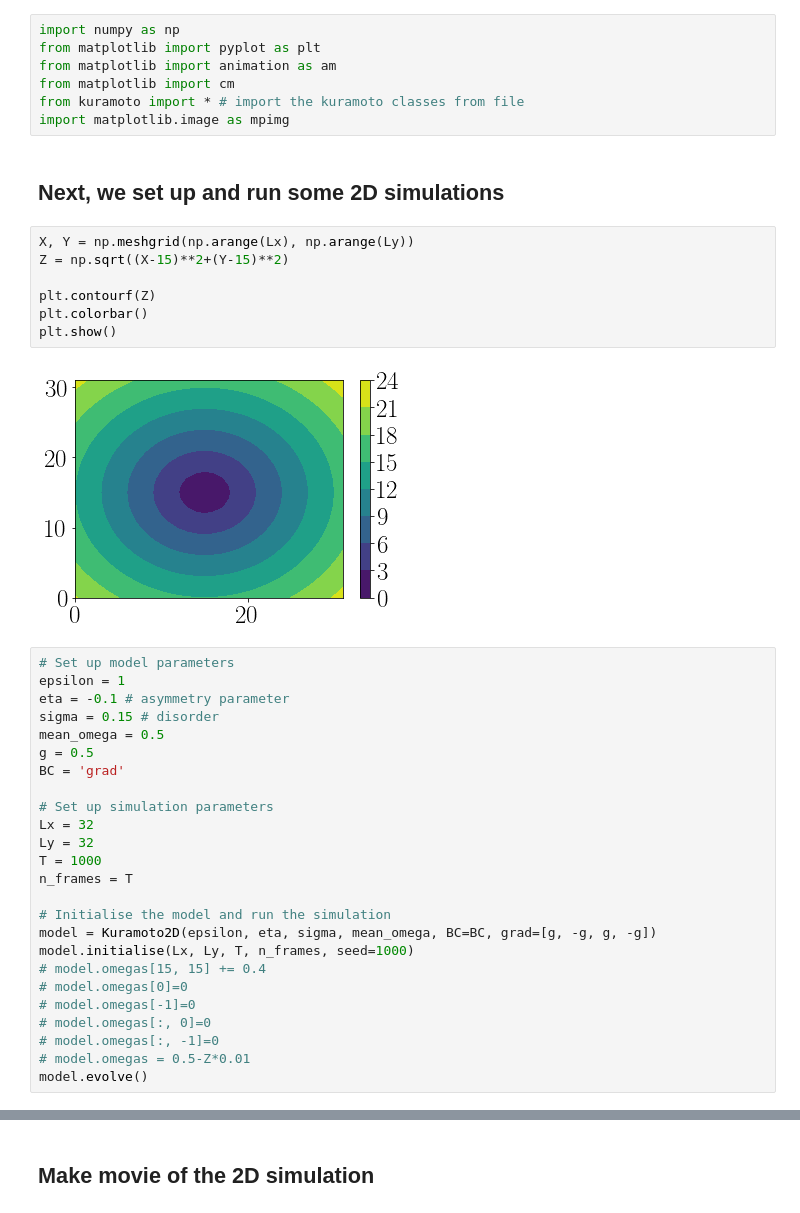
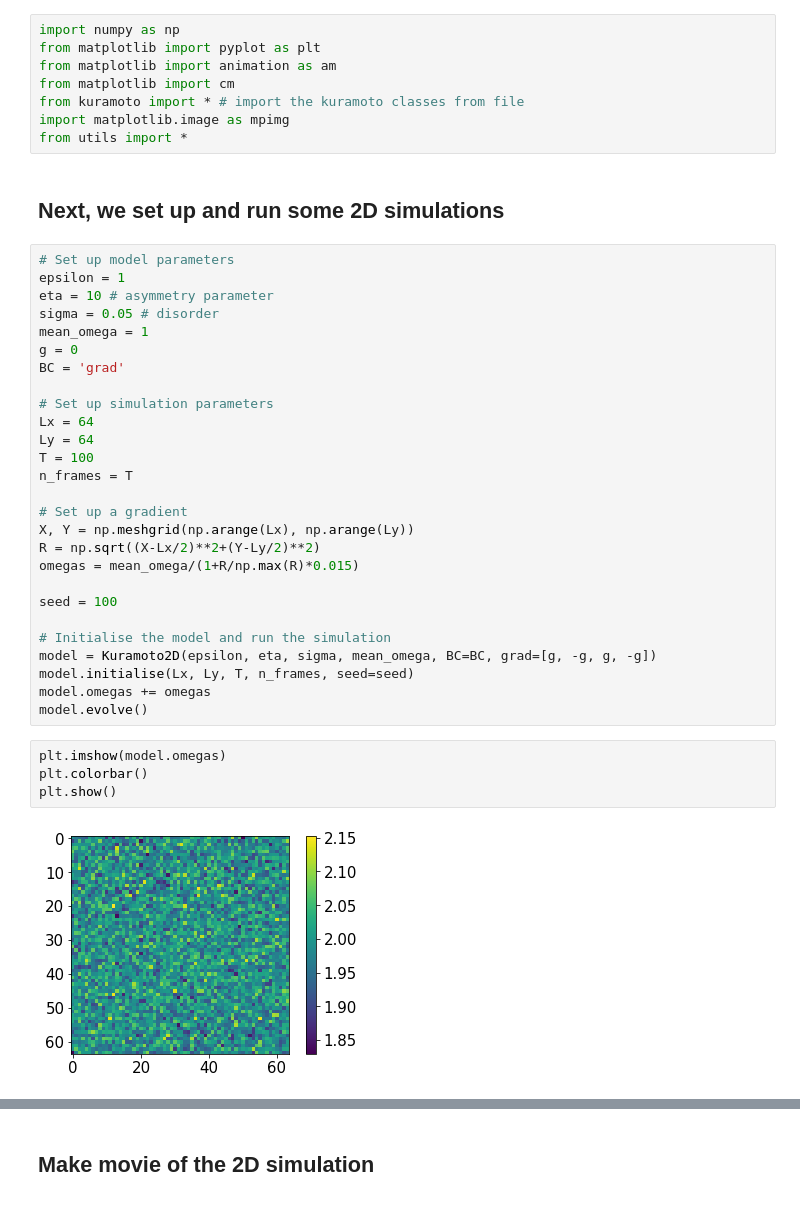
Before and after one commit to Irene-Li/MitoticWaves, a Jupyter notebook: kuramoto.ipynb, the cells around one changed output, grey strips where cells are left out. Saved outputs shown, nothing was run; the diff lists cells and outputs as text.

```diff
--- a/kuramoto.ipynb
+++ b/kuramoto.ipynb
@@ -5,40 +5,40 @@ from matplotlib import animation as am
 from matplotlib import cm
 from kuramoto import * # import the kuramoto classes from file
 import matplotlib.image as mpimg
+from utils import *
 # %% [markdown]
 ## Next, we set up and run some 2D simulations
-# %%
-X, Y = np.meshgrid(np.arange(Lx), np.arange(Ly))
-Z = np.sqrt((X-15)**2+(Y-15)**2)
-
-plt.contourf(Z)
-plt.colorbar()
-plt.show()
-# %% [output]
-[figure, removed]
 # %%
 # Set up model parameters
 epsilon = 1
-eta = -0.1 # asymmetry parameter
-sigma = 0.15 # disorder
-mean_omega = 0.5
-g = 0.5
+eta = 10 # asymmetry parameter
+sigma = 0.05 # disorder
+mean_omega = 1
+g = 0
 BC = 'grad'
 
 # Set up simulation parameters
-Lx = 32
-Ly = 32
-T = 1000
+Lx = 64
+Ly = 64
+T = 100
 n_frames = T
+
+# Set up a gradient
+X, Y = np.meshgrid(np.arange(Lx), np.arange(Ly))
+R = np.sqrt((X-Lx/2)**2+(Y-Ly/2)**2)
+omegas = mean_omega/(1+R/np.max(R)*0.015)
+
+seed = 100
 
 # Initialise the model and run the simulation
 model = Kuramoto2D(epsilon, eta, sigma, mean_omega, BC=BC, grad=[g, -g, g, -g])
-model.initialise(Lx, Ly, T, n_frames, seed=1000)
-# model.omegas[15, 15] += 0.4
-# model.omegas[0]=0
-# model.omegas[-1]=0
-# model.omegas[:, 0]=0
-# model.omegas[:, -1]=0
-# model.omegas = 0.5-Z*0.01
+model.initialise(Lx, Ly, T, n_frames, seed=seed)
+model.omegas += omegas
 model.evolve()
+# %%
+plt.imshow(model.omegas)
+plt.colorbar()
+plt.show()
+# %% [output]
+[figure, added]
 # %%
```
Also changed, not shown: parts of 2 cells of this notebook, 34 other files.
